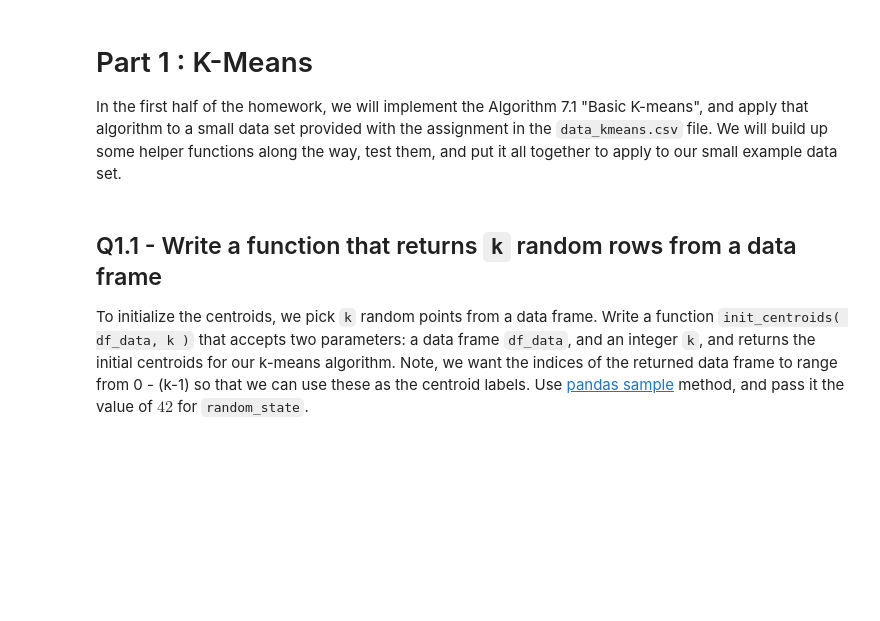
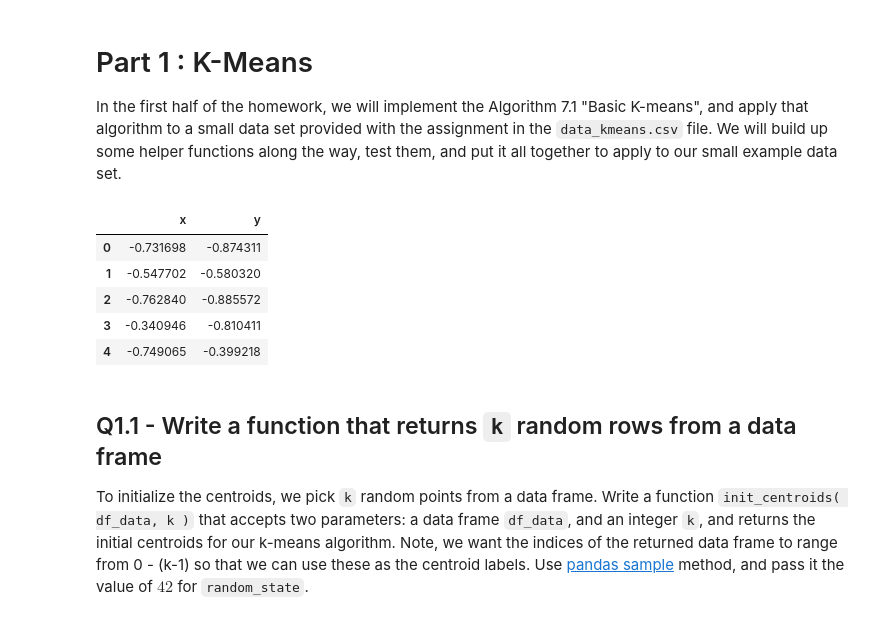
Before and after one commit to jack-mayberry/CS329E-Data-Analytics, a Jupyter notebook: Assignment 10/CS329E_HW10.ipynb, the cells around one changed output. Cells and saved outputs as stored; diff of their text form; code cells hidden in the pictures; blank space fills up the shorter version.

```diff
--- a/Assignment 10/CS329E_HW10.ipynb
+++ b/Assignment 10/CS329E_HW10.ipynb
@@ -40,6 +40,14 @@ In the first half of the homework, we will implement the Algorithm 7.1 "Basic K-
 # %%
 # loading in our toy data
 df_kmeans = pd.read_csv('data_kmeans.csv')
+df_kmeans.head()
+# %% [output]
+|  | x | y |
+| 0 | -0.731698 | -0.874311 |
+| 1 | -0.547702 | -0.580320 |
+| 2 | -0.762840 | -0.885572 |
+| 3 | -0.340946 | -0.810411 |
+| 4 | -0.749065 | -0.399218 |
 # %% [markdown]
 ## Q1.1 - Write a function that returns `k` random rows from a data frame
 
```
Also changed, not shown: parts of 17 cells of this notebook.
